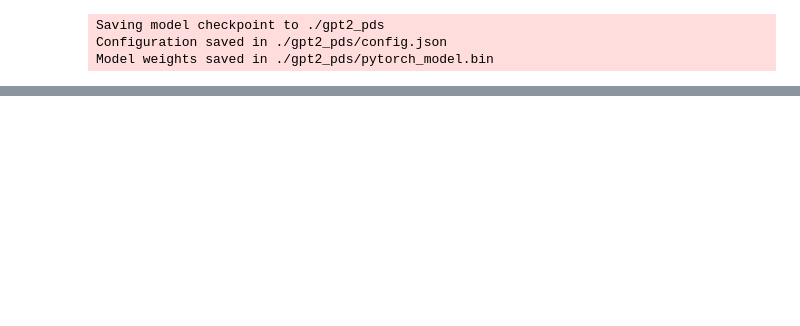
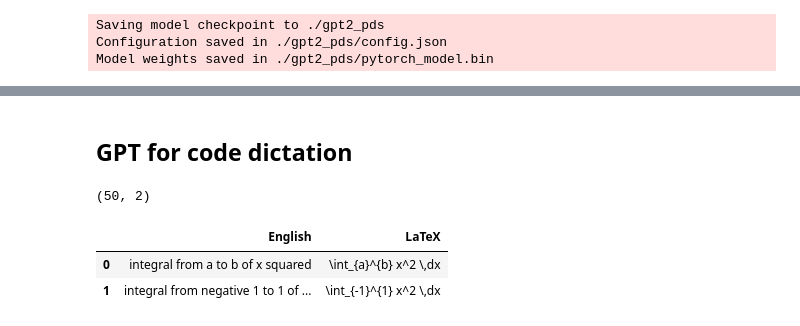
Before and after one commit to sinanuozdemir/oreilly-gpt-hands-on-nlg, a Jupyter notebook: notebooks/Ingesting_New_Corpus.ipynb, the cells around one changed output, grey strips where cells are left out. Drawn from its saved outputs; the diff is of its cells as text; code cells hidden in the pictures; blank space fills up the shorter version.

```diff
--- a/notebooks/Ingesting_New_Corpus.ipynb
+++ b/notebooks/Ingesting_New_Corpus.ipynb
@@ -246,0 +243,2 @@ and
+# %% [markdown]
+## GPT for code dictation
@@ -246,0 +250,11 @@ and
+# %%
+data = pd.read_csv('../data/english_to_latex.csv')
+
+print(data.shape)
+
+data.head(2)
+# %% [output]
+(50, 2)
+|  | English | LaTeX |
+| 0 | integral from a to b of x squared | \int_{a}^{b} x^2 \,dx |
+| 1 | integral from negative 1 to 1 of ... | \int_{-1}^{1} x^2 \,dx |
```
Also changed, not shown: parts of 58 cells of this notebook, 10 other files.
